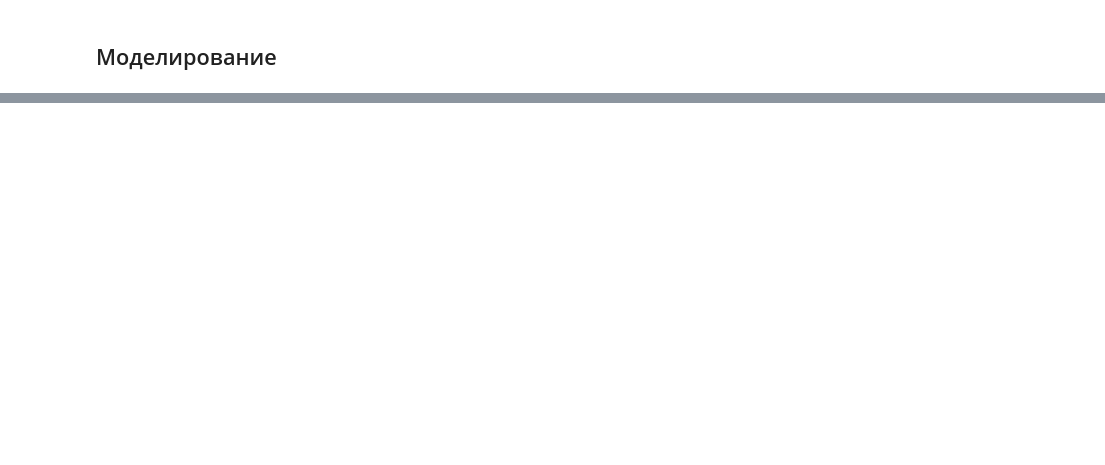
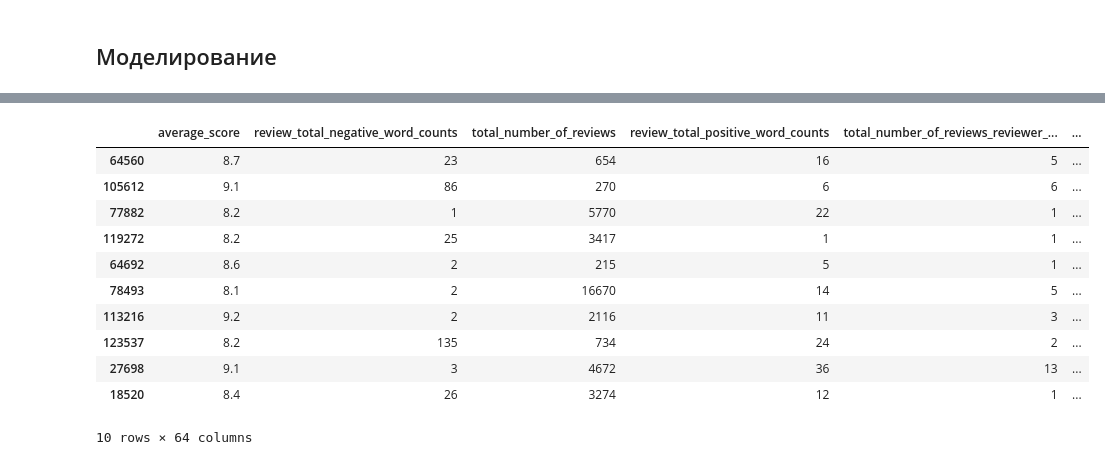
Before and after one commit to AlexandrBorisov1/SkillFactory_Projects, a Jupyter notebook: project_3/Project_3.ipynb, the cells around one changed output, grey strips where cells are left out. Drawn from its saved outputs; the diff is of its cells as text; code cells hidden in the pictures; blank space fills up the shorter version.

```diff
--- a/project_3/Project_3.ipynb
+++ b/project_3/Project_3.ipynb
@@ -1047,0 +1201,2 @@ feat_importances.nlargest(40).plot(kind='barh')
+# %%
+test_data = df_test.copy()
@@ -1047,0 +1223,41 @@ feat_importances.nlargest(40).plot(kind='barh')
+# %%
+def predict_feature_engineering(data):
+    data = data.fillna(0)
+    data = hotel_address_func(data)
+    print('hotel_address_func complete')
+    data = review_date_func(data)
+    print('review_date_func complete')
+    data = reviewer_nationality_func(data)
+    print('reviewer_nationality_func complete')
+    data = additional_feature_engineering(data)
+    print('additional_feature_engineering complete')
+    data = review_word_count(data)
+    print('review_word_count complete')
+    data = pos_neg_rev_func(data)
+    print('pos_neg_rev_func complete')
+    data = review_change(data)
+    print('review_change complete')
+    data = text_blob_analyz(data)
+    print('text_blob_analyz complete')
+    data = nltk_analyz(data)
+    print('nltk_analyz complete')
+    data = afinn_scoring(data)
+    print('afinn_scoring complete')
+    data = additional_feature_engineering_2(data)
+    print('additional_feature_engineering_2 complete')
+    data = tags_func(data)
+    print('tags_func complete')
+    data = days_since_func(data)
+    print('days_since_func complete')
+    data = encoding_feature_func(data)
+    print('encoding_feature_func complete')
+    #data = norm_stand_func(data)#
+    data = drop_not_numeric_func(data)
+    print('drop_not_numeric_func complete')
+    data = drop_multicoll_func(data)
+    print('drop_multicoll_func complete')
+
+    return data
+# %%
+# производим все преобразования  с соревновательным датасетом
+test_data = predict_feature_engineering(test_data)
@@ -1047,0 +1281,15 @@ feat_importances.nlargest(40).plot(kind='barh')
+# %%
+test_data.sample(10)
+# %% [output]
+|  | average_score | review_total_negative_word_counts | total_number_of_reviews | review_total_positive_word_counts | total_number_of_reviews_reviewer_... | ... |
+| 64560 | 8.7 | 23 | 654 | 16 | 5 | ... |
+| 105612 | 9.1 | 86 | 270 | 6 | 6 | ... |
+| 77882 | 8.2 | 1 | 5770 | 22 | 1 | ... |
+| 119272 | 8.2 | 25 | 3417 | 1 | 1 | ... |
+| 64692 | 8.6 | 2 | 215 | 5 | 1 | ... |
+| 78493 | 8.1 | 2 | 16670 | 14 | 5 | ... |
+| 113216 | 9.2 | 2 | 2116 | 11 | 3 | ... |
+| 123537 | 8.2 | 135 | 734 | 24 | 2 | ... |
+| 27698 | 9.1 | 3 | 4672 | 36 | 13 | ... |
+| 18520 | 8.4 | 26 | 3274 | 12 | 1 | ... |
+10 rows × 64 columns
```
Also changed, not shown: parts of 58 cells of this notebook, 3 other files.
